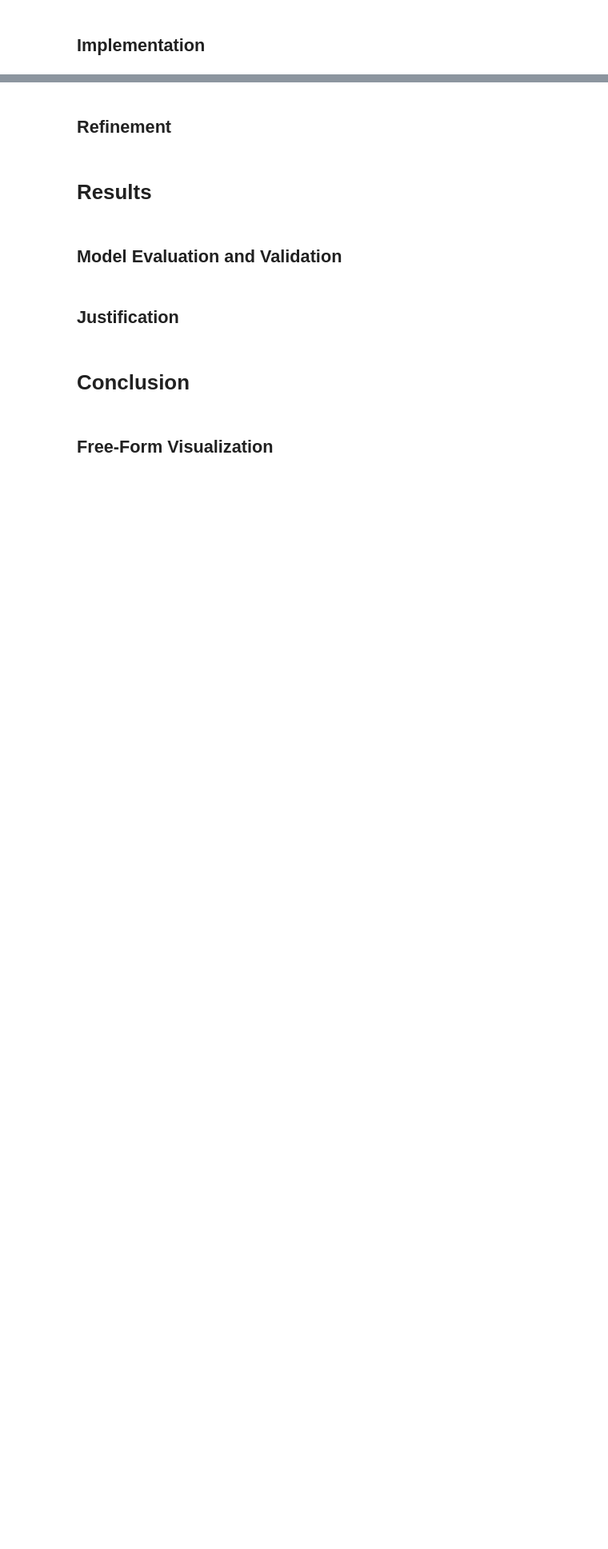
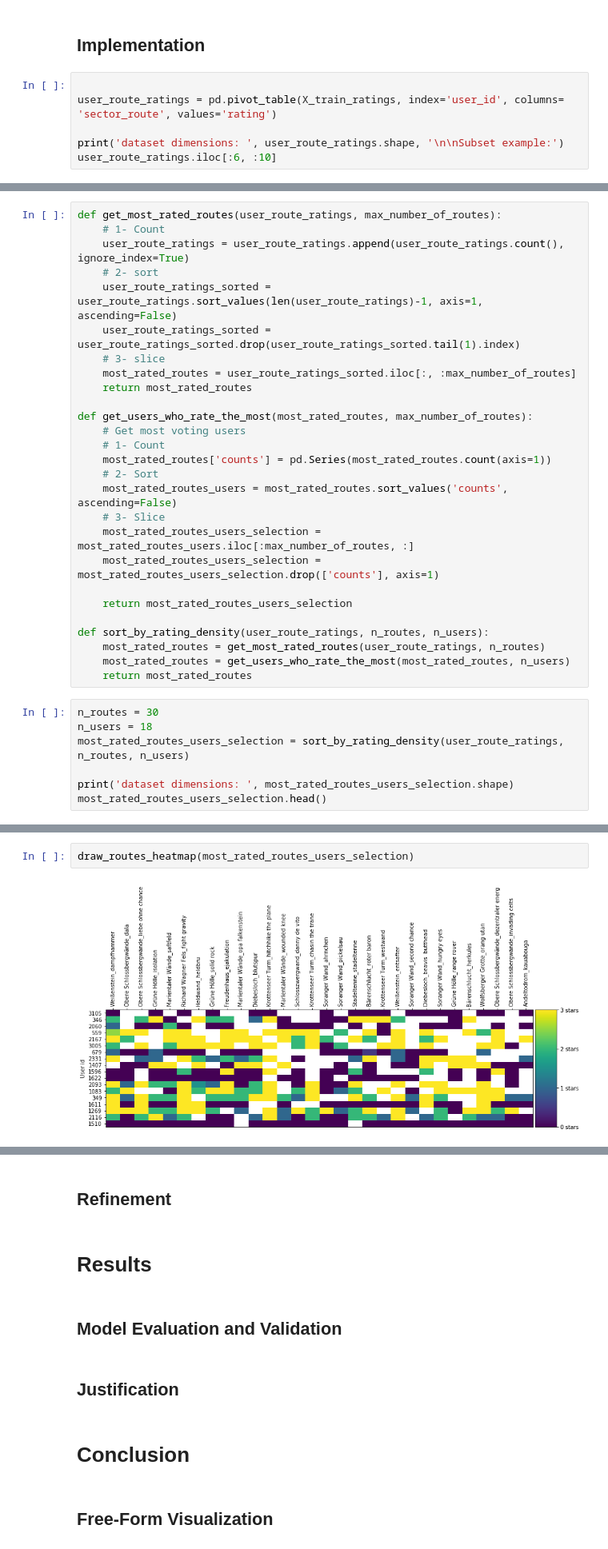
Before and after one commit to killakalle/8anu_Exploration, a Jupyter notebook: 8anu_Exploration.ipynb, the cells around one changed output, grey strips where cells are left out. Shown at 80% size. Cells and saved outputs as stored; diff of their text form; blank space fills up the shorter version.

```diff
--- a/8anu_Exploration.ipynb
+++ b/8anu_Exploration.ipynb
@@ -517,2 +580,8 @@ X_train_routes.head(10)
 # %% [markdown]
 ## Implementation
+# %%
+
+user_route_ratings = pd.pivot_table(X_train_ratings, index='user_id', columns= 'sector_route', values='rating')
+
+print('dataset dimensions: ', user_route_ratings.shape, '\n\nSubset example:')
+user_route_ratings.iloc[:6, :10]
@@ -518,0 +600,34 @@ X_train_routes.head(10)
+# %%
+def get_most_rated_routes(user_route_ratings, max_number_of_routes):
+    # 1- Count
+    user_route_ratings = user_route_ratings.append(user_route_ratings.count(), ignore_index=True)
+    # 2- sort
+    user_route_ratings_sorted = user_route_ratings.sort_values(len(user_route_ratings)-1, axis=1, ascending=False)
+    user_route_ratings_sorted = user_route_ratings_sorted.drop(user_route_ratings_sorted.tail(1).index)
+    # 3- slice
+    most_rated_routes = user_route_ratings_sorted.iloc[:, :max_number_of_routes]
+    return most_rated_routes
+
+def get_users_who_rate_the_most(most_rated_routes, max_number_of_routes):
+    # Get most voting users
+    # 1- Count
+    most_rated_routes['counts'] = pd.Series(most_rated_routes.count(axis=1))
+    # 2- Sort
+    most_rated_routes_users = most_rated_routes.sort_values('counts', ascending=False)
+    # 3- Slice
+    most_rated_routes_users_selection = most_rated_routes_users.iloc[:max_number_of_routes, :]
+    most_rated_routes_users_selection = most_rated_routes_users_selection.drop(['counts'], axis=1)
+
+    return most_rated_routes_users_selection
+
+def sort_by_rating_density(user_route_ratings, n_routes, n_users):
+    most_rated_routes = get_most_rated_routes(user_route_ratings, n_routes)
+    most_rated_routes = get_users_who_rate_the_most(most_rated_routes, n_users)
+    return most_rated_routes
+# %%
+n_routes = 30
+n_users = 18
+most_rated_routes_users_selection = sort_by_rating_density(user_route_ratings, n_routes, n_users)
+
+print('dataset dimensions: ', most_rated_routes_users_selection.shape)
+most_rated_routes_users_selection.head()
@@ -518,0 +687,4 @@ X_train_routes.head(10)
+# %%
+draw_routes_heatmap(most_rated_routes_users_selection)
+# %% [output]
+[figure, added]
```
Also changed, not shown: parts of 40 cells of this notebook, 1 other file.
